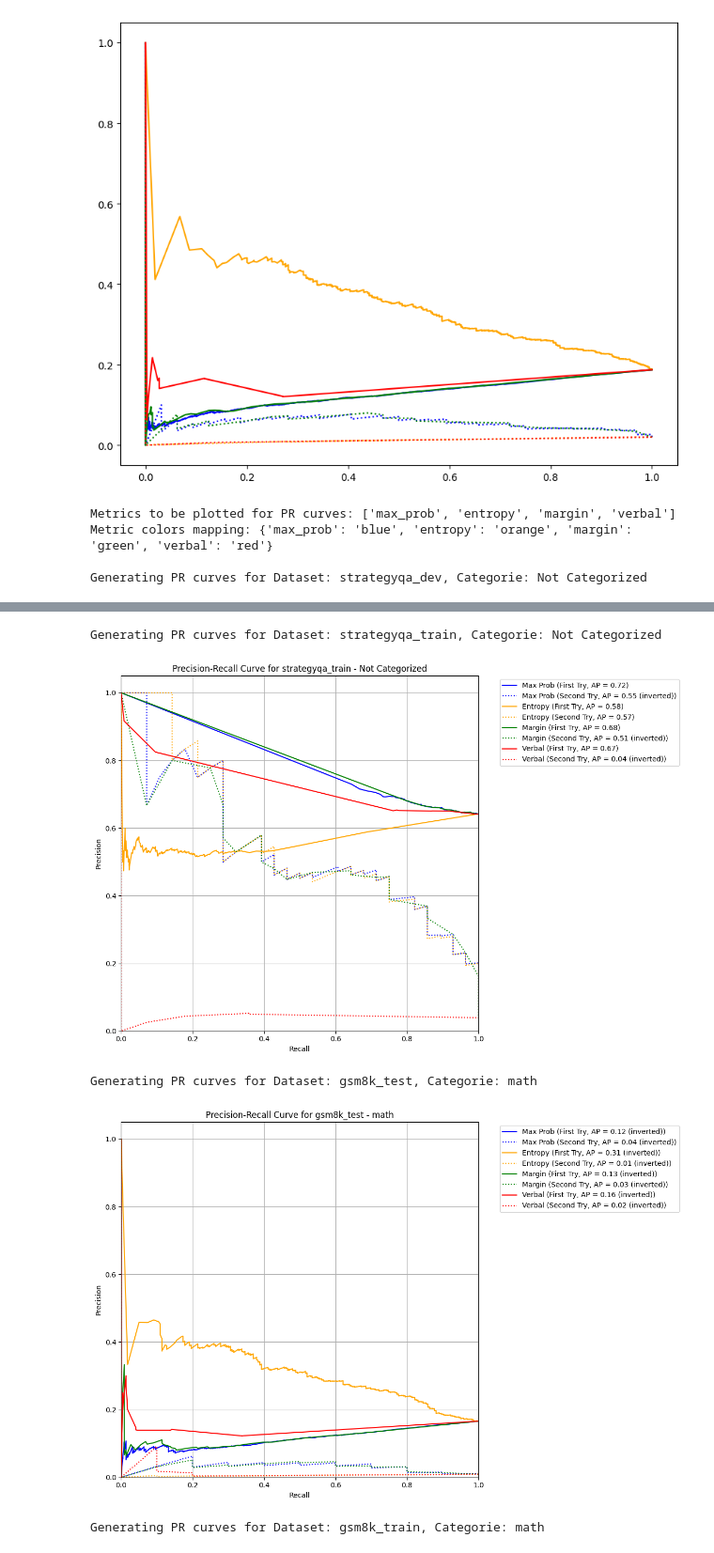
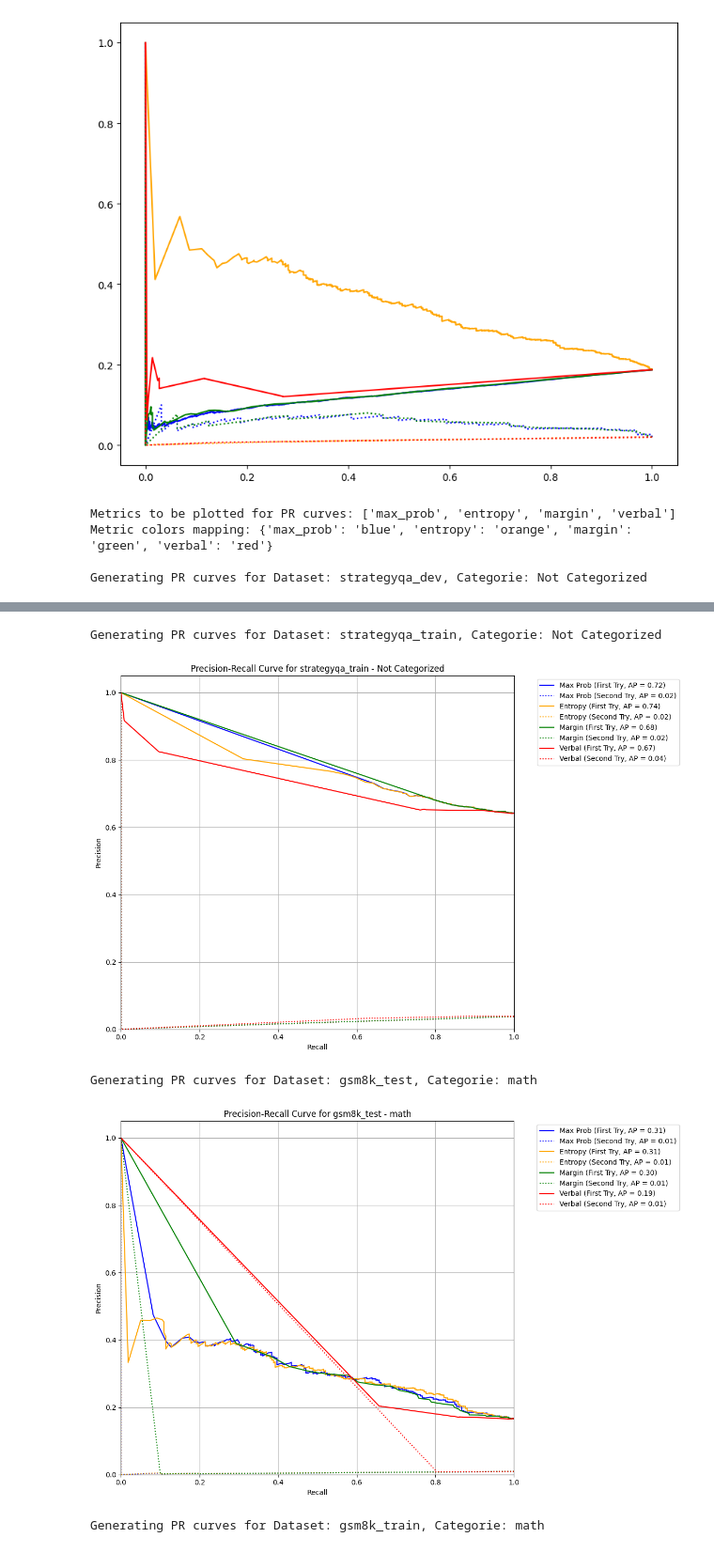
Before and after one commit to oskarpau/tf_project, a Jupyter notebook: analysis/auroc_curve_analysis.ipynb, the cells around one changed output, grey strips where cells are left out. Shown at 94% size. Drawn from its saved outputs; the diff is of its cells as text; code cells hidden in the pictures.

Commit message:
PR removed inverts

```diff
--- a/analysis/auroc_curve_analysis.ipynb
+++ b/analysis/auroc_curve_analysis.ipynb
@@ -682,22 +682,14 @@ for dataset, categorie in unique_groups:
                     y_true_first = temp_df_first['first_try_correct']
                     y_scores_first_pr = temp_df_first[score_col_first].copy()
 
-                    # Initial entropy inversion for PR if applicable
-                    if metric == 'entropy':
-                        y_scores_first_pr = 1 - y_scores_first_pr
+                    # No inversion for entropy or other metrics
 
-                    # Calculate initial AP to check for inversion condition
+                    # Calculate AP
                     # Handle cases where all positive samples might be dropped, leading to error in average_precision_score
                     if y_true_first.sum() > 0: # Check if there are positive samples
-                        precision_init_first, recall_init_first, ap_init_first = calculate_pr_metrics(y_true_first, y_scores_first_pr)
-                        label_suffix_first_pr = ""
-                        if ap_init_first < 0.5: # Conditionally invert if AP is less than 0.5
-                            y_scores_first_pr = 1 - y_scores_first_pr
-                            label_suffix_first_pr = " (inverted)"
-
                         precision_first, recall_first, ap_first = calculate_pr_metrics(y_true_first, y_scores_first_pr)
                         ax_pr.plot(recall_first, precision_first, linestyle='-', color=current_color,
-                                label=f'{metric.replace("_", " ").title()} (First Try, AP = {ap_first:.2f}{label_suffix_first_pr})')
+                                label=f'{metric.replace("_", " ").title()} (First Try, AP = {ap_first:.2f})')
                     else:
                         print(f"Skipping PR (First Try {metric}) for {dataset} - {categorie} due to no positive samples after dropping NaNs.")
 
@@ -710,35 +702,18 @@ for dataset, categorie in unique_groups:
                     y_true_second = temp_df_second['second_try_correct']
                     y_scores_second_pr = temp_df_second[score_col_second].copy()
 
-                    # Initial entropy inversion for PR if applicable
-                    if metric == 'entropy':
-                        y_scores_second_pr = 1 - y_scores_second_pr
+                    # No inversion for entropy or other metrics
 
-                    # Calculate initial AP to check for inversion condition
+                    # Calculate AP
                     if y_true_second.sum() > 0: # Check if there are positive samples
-                        precision_init_second, recall_init_second, ap_init_second = calculate_pr_metrics(y_true_second, y_scores_second_pr)
-                        label_suffix_second_pr = ""
-                        if ap_init_second < 0.5: # Conditionally invert if AP is less than 0.5
-                            y_scores_second_pr = 1 - y_scores_second_pr
-                            label_suffix_second_pr = " (inverted)"
-
                         precision_second, recall_second, ap_second = calculate_pr_metrics(y_true_second, y_scores_second_pr)
                         ax_pr.plot(recall_second, precision_second, linestyle=':', color=current_color,
-                                label=f'{metric.replace("_", " ").title()} (Second Try, AP = {ap_second:.2f}{label_suffix_second_pr})')
+                                label=f'{metric.replace("_", " ").title()} (Second Try, AP = {ap_second:.2f})')
                     else:
                         print(f"Skipping PR (Second Try {metric}) for {dataset} - {categorie} due to no positive samples after dropping NaNs.")
 
     # --- Finalize PR Plot ---
-    # Calculate positive class ratio for random classifier baseline
-    # Use the mean of the 'correct' column from the first try if available, otherwise from the second try.
-    if has_enough_classes_first and df_filtered['first_try_correct'].sum() > 0:
-        positive_class_ratio = df_filtered['first_try_correct'].mean()
-    elif has_enough_classes_second and df_filtered['second_try_correct'].sum() > 0:
-        positive_class_ratio = df_filtered['second_try_correct'].mean()
-    else:
-        positive_class_ratio = 0.0 # Default if no positive classes are present
-
-    # ax_pr.plot([0, 1], [positive_class_ratio, positive_class_ratio], 'k--', label='Random Classifier (AP = {:.2f})'.format(positive_class_ratio)) # Removed as per user request
+    # No random classifier line as per user request
     ax_pr.set_title(f'Precision-Recall Curve for {dataset} - {categorie}')
     ax_pr.set_xlabel('Recall')
     ax_pr.set_ylabel('Precision')
@@ -757,5 +732,5 @@ Generating PR curves for Dataset: strategyqa_dev, Categorie: Not Categorized
 Generating PR curves for Dataset: strategyqa_train, Categorie: Not Categorized
-[figure, old version]
+[figure, new version]
 Generating PR curves for Dataset: gsm8k_test, Categorie: math
-[figure, old version]
+[figure, new version]
 Generating PR curves for Dataset: gsm8k_train, Categorie: math
```
Also changed, not shown: parts of 2 cells of this notebook, 3 other files.
